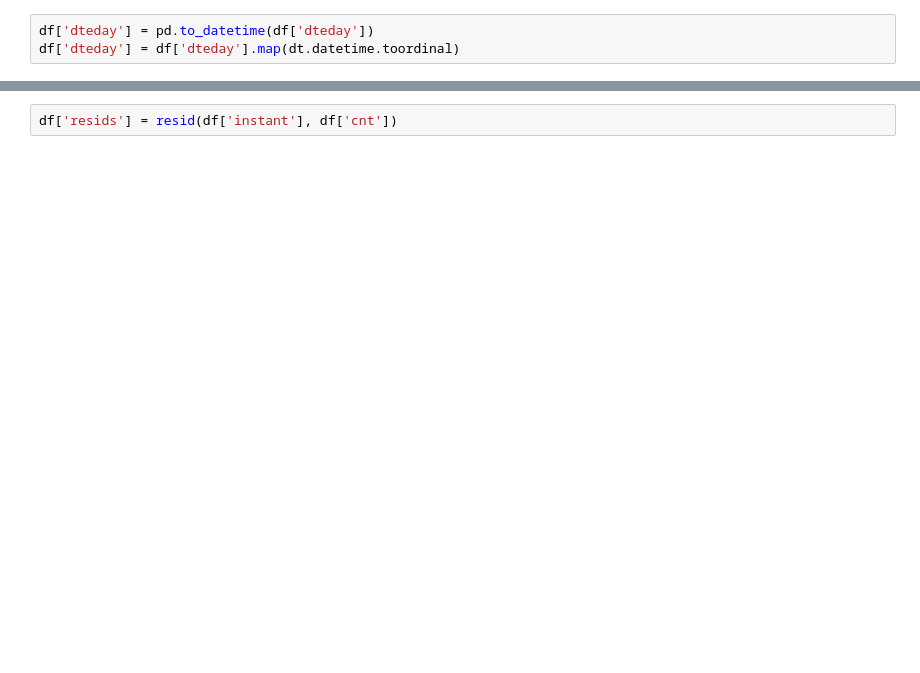
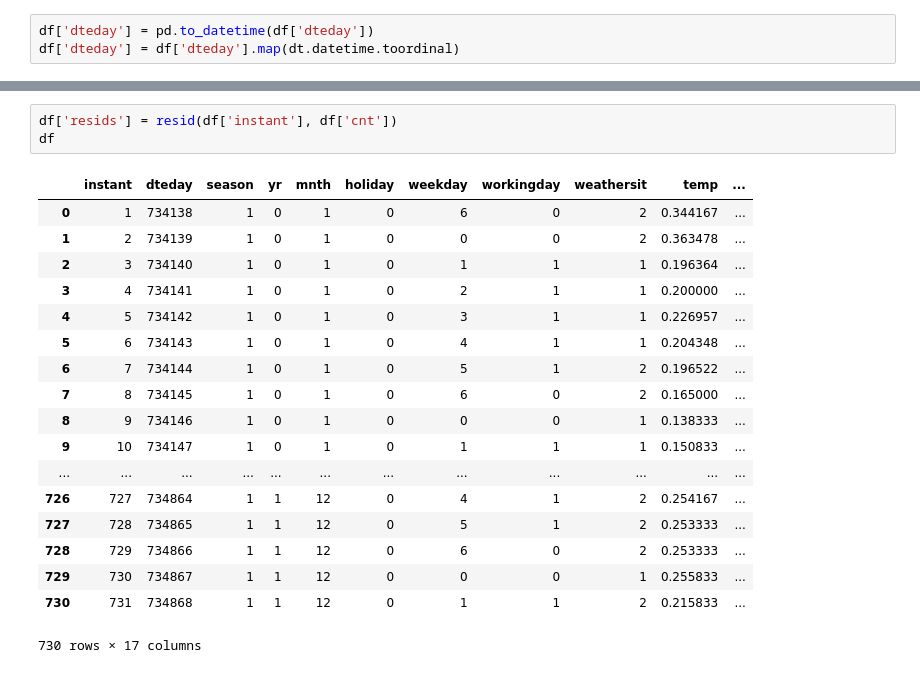
Before and after one commit to pauly51994/Bike_predictor, a Jupyter notebook: Bike-Sharing-Dataset/BETTER.ipynb, the cells around one changed output, grey strips where cells are left out. Cells and saved outputs as stored; diff of their text form; blank space fills up the shorter version.

```diff
--- a/Bike-Sharing-Dataset/BETTER.ipynb
+++ b/Bike-Sharing-Dataset/BETTER.ipynb
@@ -64,2 +59,22 @@ def resid(x,y):
 # %%
 df['resids'] = resid(df['instant'], df['cnt'])
+df
+# %% [output]
+|  | instant | dteday | season | yr | mnth | holiday | weekday | workingday | weathersit | temp | ... |
+| 0 | 1 | 734138 | 1 | 0 | 1 | 0 | 6 | 0 | 2 | 0.344167 | ... |
+| 1 | 2 | 734139 | 1 | 0 | 1 | 0 | 0 | 0 | 2 | 0.363478 | ... |
+| 2 | 3 | 734140 | 1 | 0 | 1 | 0 | 1 | 1 | 1 | 0.196364 | ... |
+| 3 | 4 | 734141 | 1 | 0 | 1 | 0 | 2 | 1 | 1 | 0.200000 | ... |
+| 4 | 5 | 734142 | 1 | 0 | 1 | 0 | 3 | 1 | 1 | 0.226957 | ... |
+| 5 | 6 | 734143 | 1 | 0 | 1 | 0 | 4 | 1 | 1 | 0.204348 | ... |
+| 6 | 7 | 734144 | 1 | 0 | 1 | 0 | 5 | 1 | 2 | 0.196522 | ... |
+| 7 | 8 | 734145 | 1 | 0 | 1 | 0 | 6 | 0 | 2 | 0.165000 | ... |
+| 8 | 9 | 734146 | 1 | 0 | 1 | 0 | 0 | 0 | 1 | 0.138333 | ... |
+| 9 | 10 | 734147 | 1 | 0 | 1 | 0 | 1 | 1 | 1 | 0.150833 | ... |
+| ... | ... | ... | ... | ... | ... | ... | ... | ... | ... | ... | ... |
+| 726 | 727 | 734864 | 1 | 1 | 12 | 0 | 4 | 1 | 2 | 0.254167 | ... |
+| 727 | 728 | 734865 | 1 | 1 | 12 | 0 | 5 | 1 | 2 | 0.253333 | ... |
+| 728 | 729 | 734866 | 1 | 1 | 12 | 0 | 6 | 0 | 2 | 0.253333 | ... |
+| 729 | 730 | 734867 | 1 | 1 | 12 | 0 | 0 | 0 | 1 | 0.255833 | ... |
+| 730 | 731 | 734868 | 1 | 1 | 12 | 0 | 1 | 1 | 2 | 0.215833 | ... |
+730 rows × 17 columns
```
Also changed, not shown: parts of 13 cells of this notebook.
